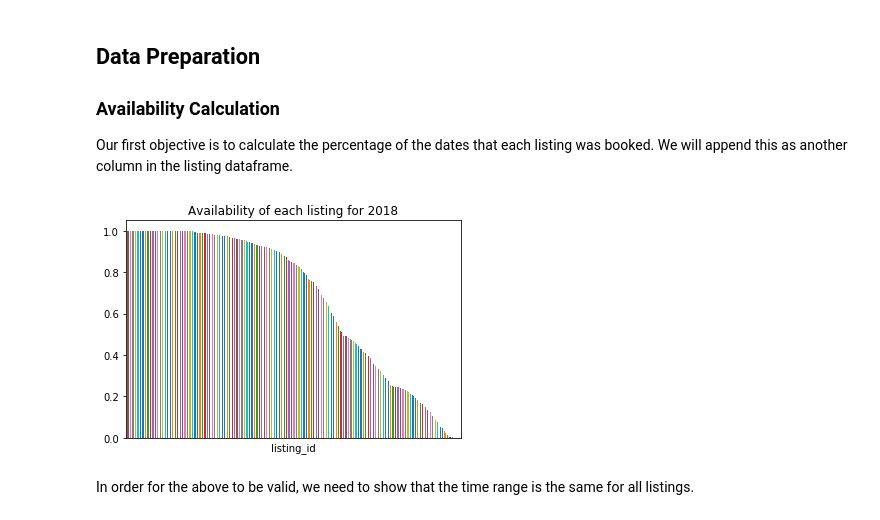
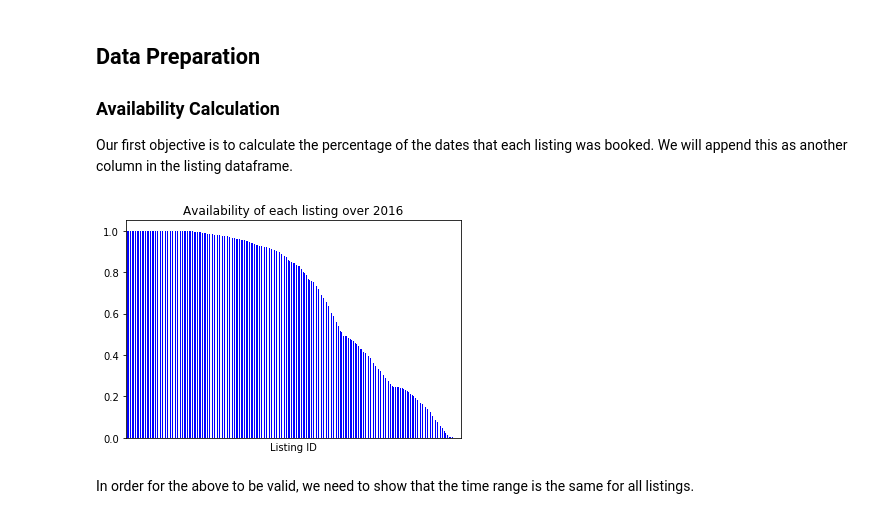
Before and after one commit to cheuklau/airbnb-analysis, a Jupyter notebook: main.ipynb, the cells around one changed output. Saved outputs shown, nothing was run; the diff lists cells and outputs as text; code cells hidden in the pictures.

```diff
--- a/main.ipynb
+++ b/main.ipynb
@@ -108,17 +110,18 @@ Our first objective is to calculate the percentage of the dates that each listin
 # %%
 # Replace availability column with Boolean
 df_calendar_bool = df_calendar.replace({'available': {'t': True, 'f': False}})
 
 # Availability by listing
 # Note: this returns a Pandas series
 series_calendar_availability_by_listing = df_calendar_bool.groupby(['listing_id']).mean()['available'].sort_values(ascending=False)
 
 # Verify that the min and max dates of each listing are similar
-series_calendar_availability_by_listing.plot(kind="bar");
-plt.title("Availability of each listing for 2018");
+series_calendar_availability_by_listing.plot(kind="bar", color='b');
+plt.title("Availability of each listing over 2016");
+plt.xlabel("Listing ID")
 plt.xticks([]);
 # %% [output]
-[figure, old version]
+[figure, new version]
 # %% [markdown]
 In order for the above to be valid, we need to show that the time range is the same for all listings.
 # %%
```
Also changed, not shown: parts of 1 cell of this notebook, 1 other file.
